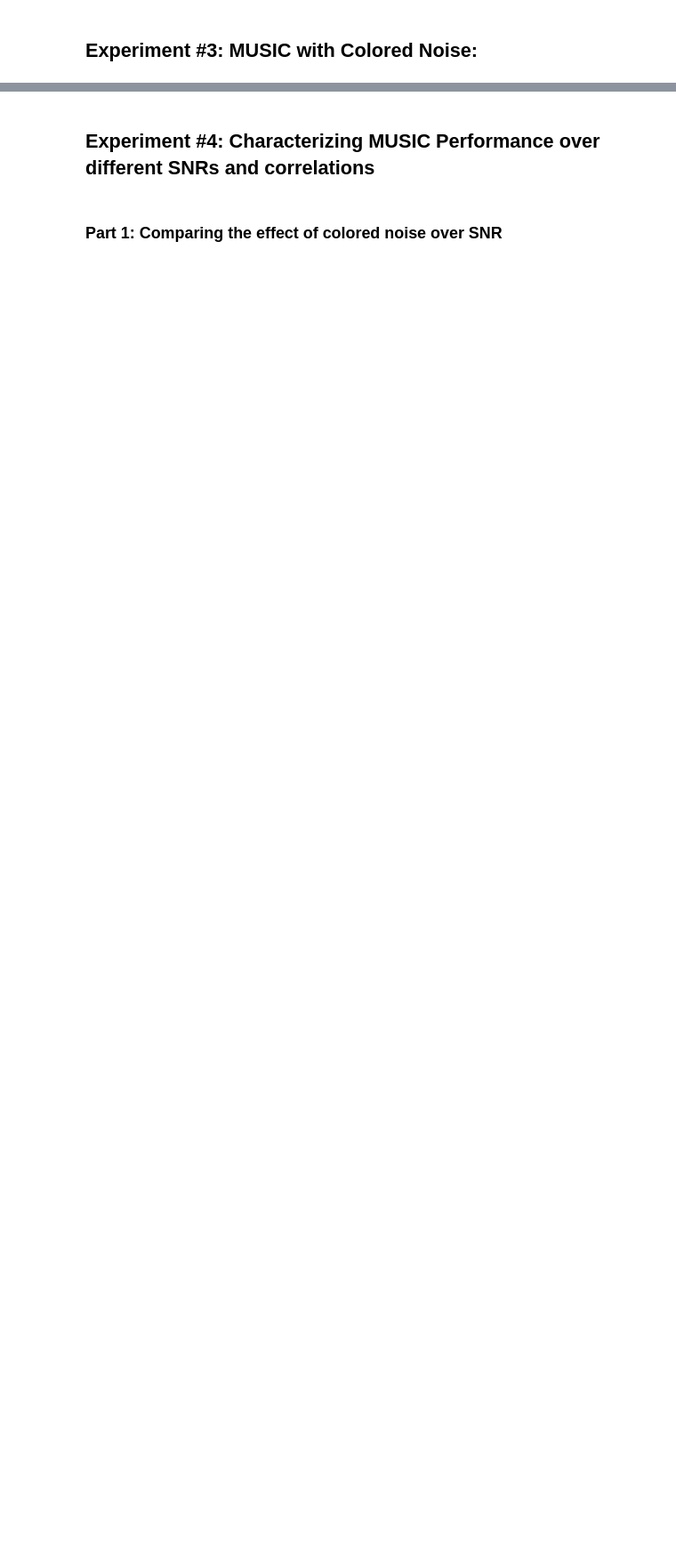
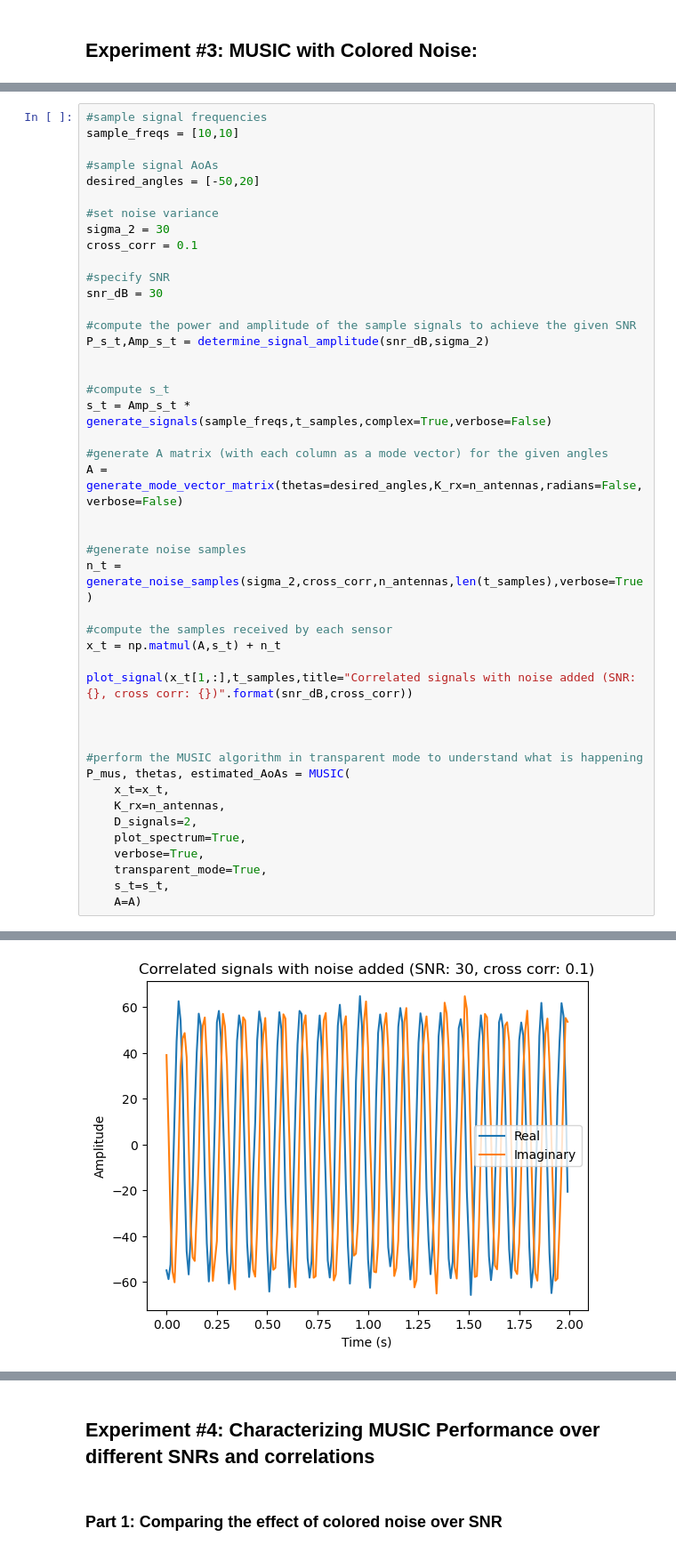
Before and after one commit to davidmhunt/RadarSecurityResearch, a Jupyter notebook: Experiments/MUSIC_1D_initial_experiments.ipynb, the cells around one changed output, grey strips where cells are left out. Shown at 89% size. Drawn from its saved outputs; the diff is of its cells as text; blank space fills up the shorter version.

```diff
--- a/Experiments/MUSIC_1D_initial_experiments.ipynb
+++ b/Experiments/MUSIC_1D_initial_experiments.ipynb
@@ -762,0 +776,46 @@ Estimated AoAs: [-49.9  19.6]
+# %%
+#sample signal frequencies
+sample_freqs = [10,10]
+
+#sample signal AoAs
+desired_angles = [-50,20]
+
+#set noise variance
+sigma_2 = 30
+cross_corr = 0.1
+
+#specify SNR
+snr_dB = 30
+
+#compute the power and amplitude of the sample signals to achieve the given SNR
+P_s_t,Amp_s_t = determine_signal_amplitude(snr_dB,sigma_2)
+
+
+#compute s_t
+s_t = Amp_s_t * generate_signals(sample_freqs,t_samples,complex=True,verbose=False)
+
+#generate A matrix (with each column as a mode vector) for the given angles
+A = generate_mode_vector_matrix(thetas=desired_angles,K_rx=n_antennas,radians=False,verbose=False)
+
+
+#generate noise samples
+n_t = generate_noise_samples(sigma_2,cross_corr,n_antennas,len(t_samples),verbose=True)
+
+#compute the samples received by each sensor
+x_t = np.matmul(A,s_t) + n_t
+
+plot_signal(x_t[1,:],t_samples,title="Correlated signals with noise added (SNR: {}, cross corr: {})".format(snr_dB,cross_corr))
+
+
+
+#perform the MUSIC algorithm in transparent mode to understand what is happening
+P_mus, thetas, estimated_AoAs = MUSIC(
+    x_t=x_t,
+    K_rx=n_antennas,
+    D_signals=2,
+    plot_spectrum=True,
+    verbose=True,
+    transparent_mode=True,
+    s_t=s_t,
+    A=A)
+# %% [output]
@@ -762,0 +837 @@ Estimated AoAs: [-49.9  19.6]
+[figure, added]
```
Also changed, not shown: parts of 10 cells of this notebook, 2 other files.
